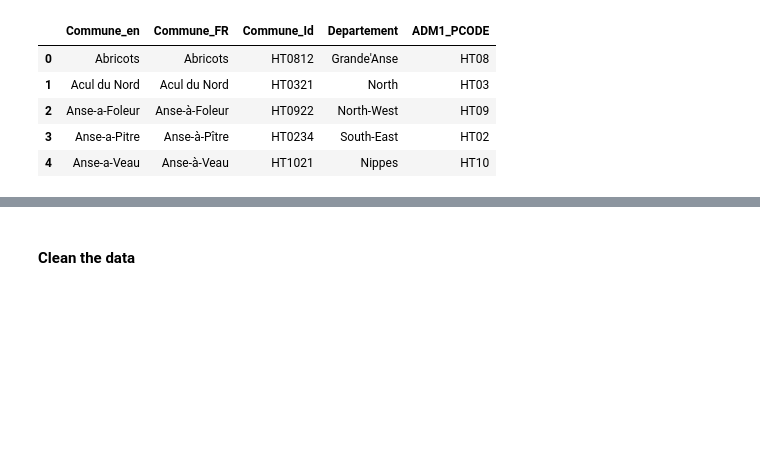
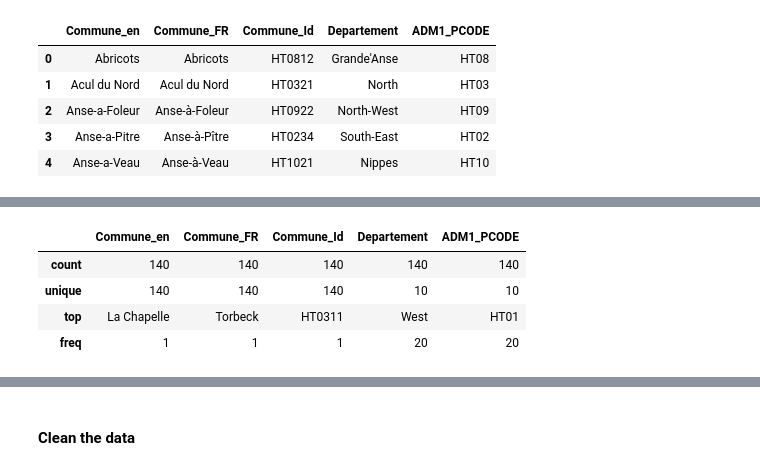
Before and after one commit to kesnel/Project-Data-Processing, a Jupyter notebook: data.ipynb, the cells around one changed output, grey strips where cells are left out. Saved outputs shown, nothing was run; the diff lists cells and outputs as text; code cells hidden in the pictures; blank space fills up the shorter version.

```diff
--- a/data.ipynb
+++ b/data.ipynb
@@ -32,6 +61,5 @@ Use the same framework of the BA project to complete this project
 # %%
-# Affiche done commune yo
-commune_df = pd.read_excel(DATA_PATH + "commune.xlsx")
+commune_df = pd.read_excel((DATA_PATH + "commune.xlsx"))
 commune_df.head(5)
 # %% [output]
 |  | Commune_en | Commune_FR | Commune_Id | Departement | ADM1_PCODE |
@@ -46,0 +105,9 @@ commune_df.head(5)
+# %%
+# Describe the dataset
+commune_df.describe()
+# %% [output]
+|  | Commune_en | Commune_FR | Commune_Id | Departement | ADM1_PCODE |
+| count | 140 | 140 | 140 | 140 | 140 |
+| unique | 140 | 140 | 140 | 10 | 10 |
+| top | La Chapelle | Torbeck | HT0311 | West | HT01 |
+| freq | 1 | 1 | 1 | 20 | 20 |
```
Also changed, not shown: parts of 33 cells of this notebook.
